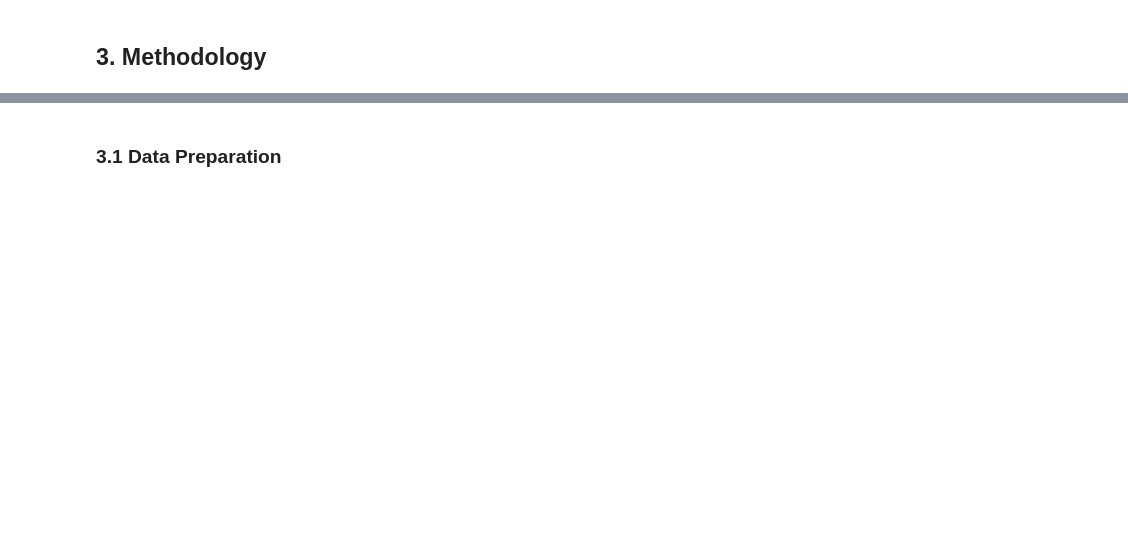
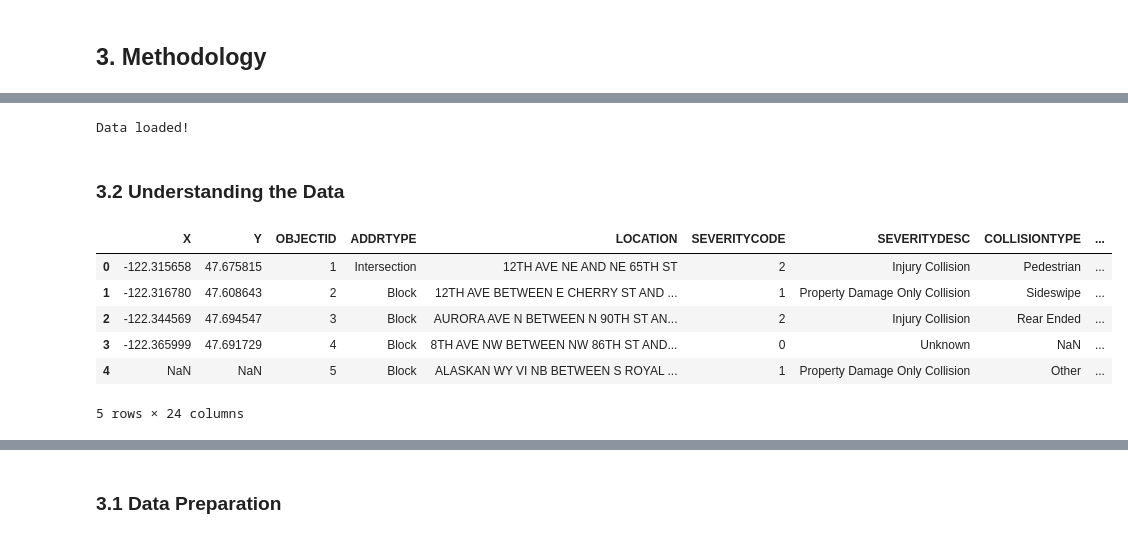
Before and after one commit to mcamera/Traffic_Accidents_Seattle, a Jupyter notebook: Traffic_Accidents_Seattle.ipynb, the cells around one changed output, grey strips where cells are left out. Cells and saved outputs as stored; diff of their text form; code cells hidden in the pictures; blank space fills up the shorter version.

```diff
--- a/Traffic_Accidents_Seattle.ipynb
+++ b/Traffic_Accidents_Seattle.ipynb
@@ -58,0 +94,23 @@ The complete metadata for the data source can be found via [this link.](https://
+# %%
+#Loading the data
+chosen_attributes = ['OBJECTID','X','Y','ADDRTYPE','LOCATION','SEVERITYCODE','SEVERITYDESC',
+                     'COLLISIONTYPE','PERSONCOUNT','PEDCOUNT','PEDCYLCOUNT','VEHCOUNT','INJURIES',
+                     'SERIOUSINJURIES','FATALITIES','INCDTTM','JUNCTIONTYPE','INATTENTIONIND',
+                     'UNDERINFL','WEATHER','ROADCOND','LIGHTCOND','SPEEDING','HITPARKEDCAR']
+collisions_raw = pd.read_csv('collisions.csv', low_memory=False, usecols=chosen_attributes, parse_dates=['INCDTTM']) #loading the data with the features chosen and formating the 'INCDTTM' attribute to a date format.
+print('Data loaded!')
+# %% [output]
+Data loaded!
+# %% [markdown]
+### 3.2 Understanding the Data
+# %%
+#Taking a look into the dataframe
+collisions_raw.head()
+# %% [output]
+|  | X | Y | OBJECTID | ADDRTYPE | LOCATION | SEVERITYCODE | SEVERITYDESC | COLLISIONTYPE | ... |
+| 0 | -122.315658 | 47.675815 | 1 | Intersection | 12TH AVE NE AND NE 65TH ST | 2 | Injury Collision | Pedestrian | ... |
+| 1 | -122.316780 | 47.608643 | 2 | Block | 12TH AVE BETWEEN E CHERRY ST AND ... | 1 | Property Damage Only Collision | Sideswipe | ... |
+| 2 | -122.344569 | 47.694547 | 3 | Block | AURORA AVE N BETWEEN N 90TH ST AN... | 2 | Injury Collision | Rear Ended | ... |
+| 3 | -122.365999 | 47.691729 | 4 | Block | 8TH AVE NW BETWEEN NW 86TH ST AND... | 0 | Unknown | NaN | ... |
+| 4 | NaN | NaN | 5 | Block | ALASKAN WY VI NB BETWEEN S ROYAL ... | 1 | Property Damage Only Collision | Other | ... |
+5 rows × 24 columns
```
Also changed, not shown: parts of 68 cells of this notebook.
